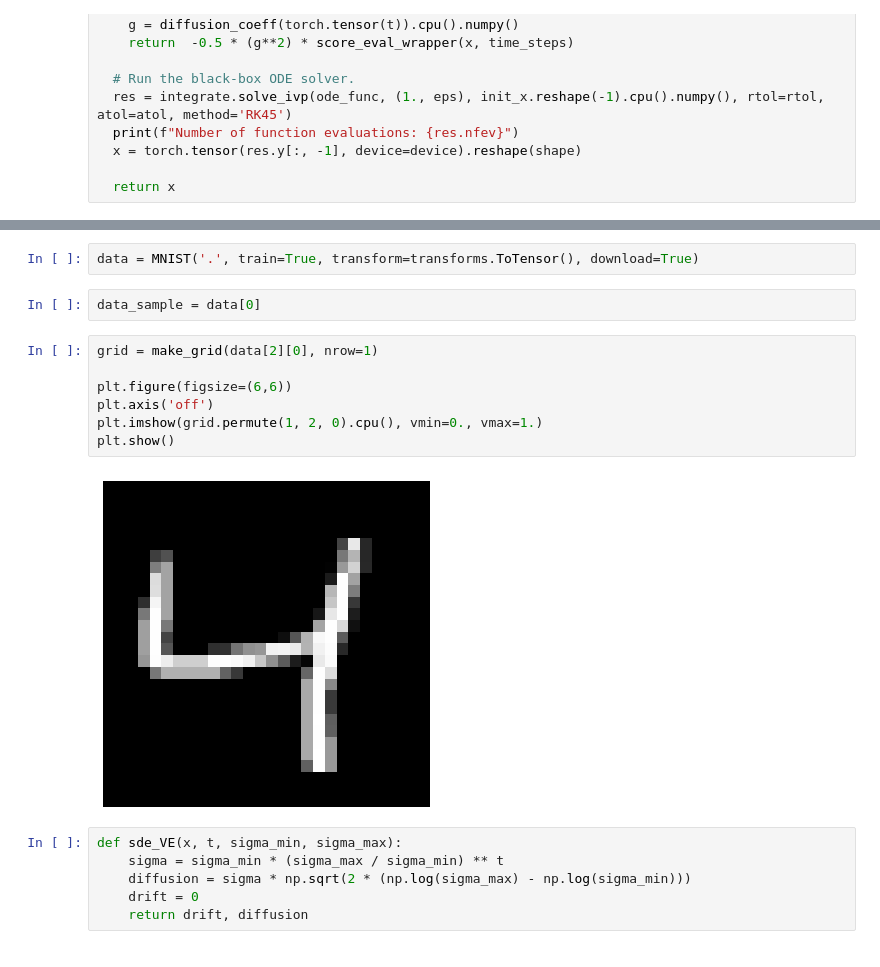
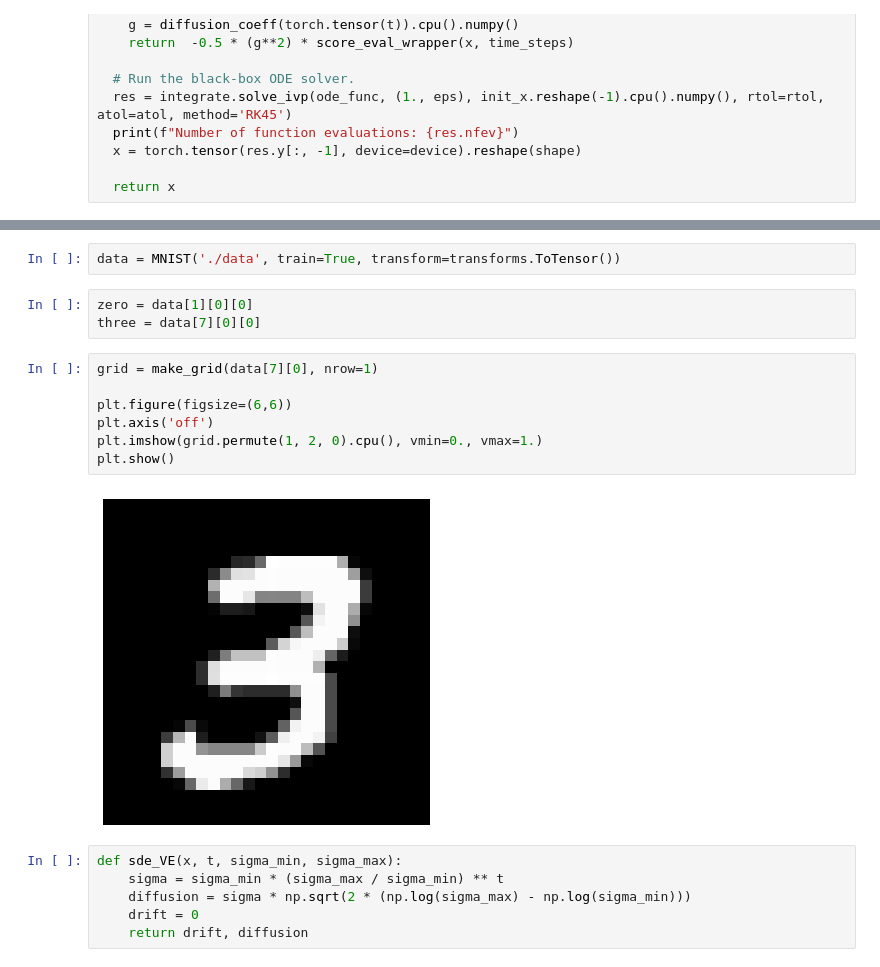
Before and after one commit to harrya32/conditional_diffusion_simulation, a Jupyter notebook: MNIST example.ipynb, the cells around one changed output, grey strips where cells are left out. Cells and saved outputs as stored; diff of their text form.

```diff
--- a/MNIST example.ipynb
+++ b/MNIST example.ipynb
@@ -426,16 +508,17 @@ plt.show()
 # %%
-data = MNIST('.', train=True, transform=transforms.ToTensor(), download=True)
+data = MNIST('./data', train=True, transform=transforms.ToTensor())
-# %%
-data_sample = data[0]
+# %%
+zero = data[1][0][0]
+three = data[7][0][0]
 # %%
-grid = make_grid(data[2][0], nrow=1)
+grid = make_grid(data[7][0], nrow=1)
 
 plt.figure(figsize=(6,6))
 plt.axis('off')
 plt.imshow(grid.permute(1, 2, 0).cpu(), vmin=0., vmax=1.)
 plt.show()
 # %% [output]
-[figure, old version]
+[figure, new version]
 # %%
 def sde_VE(x, t, sigma_min, sigma_max):
     sigma = sigma_min * (sigma_max / sigma_min) ** t
```
Also changed, not shown: parts of 33 cells of this notebook, 12 other files.
